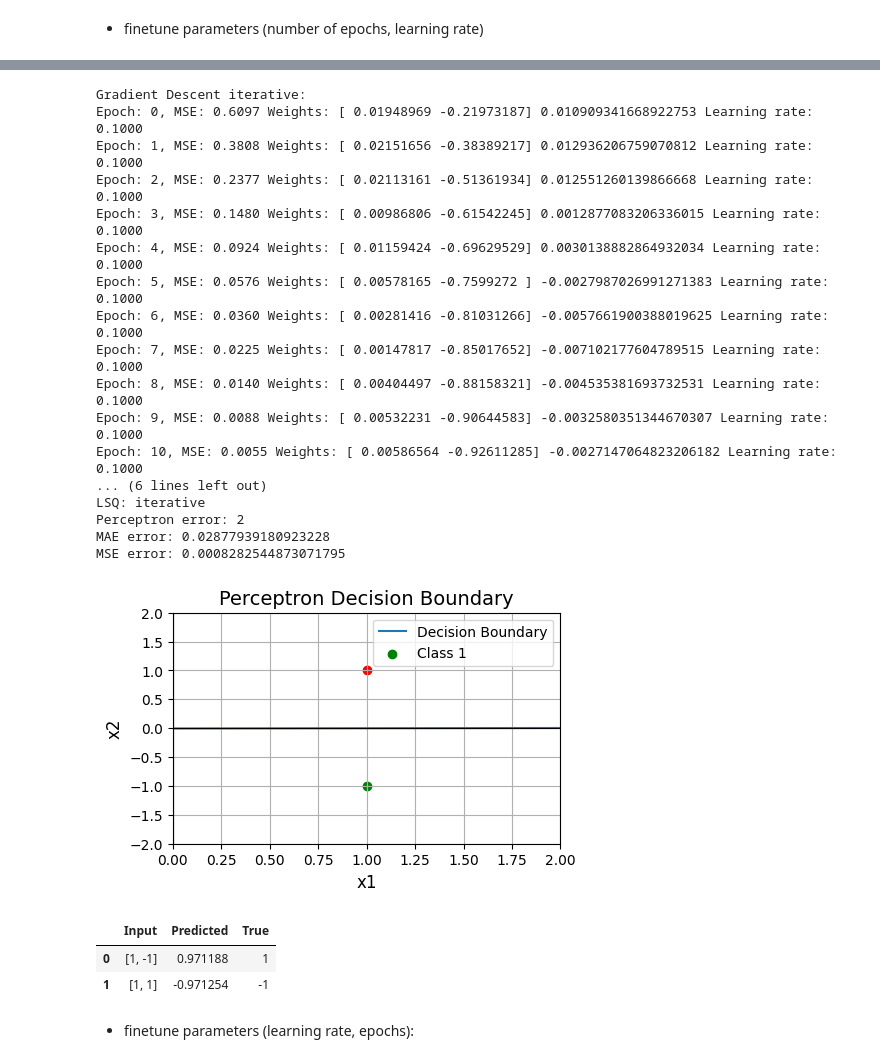
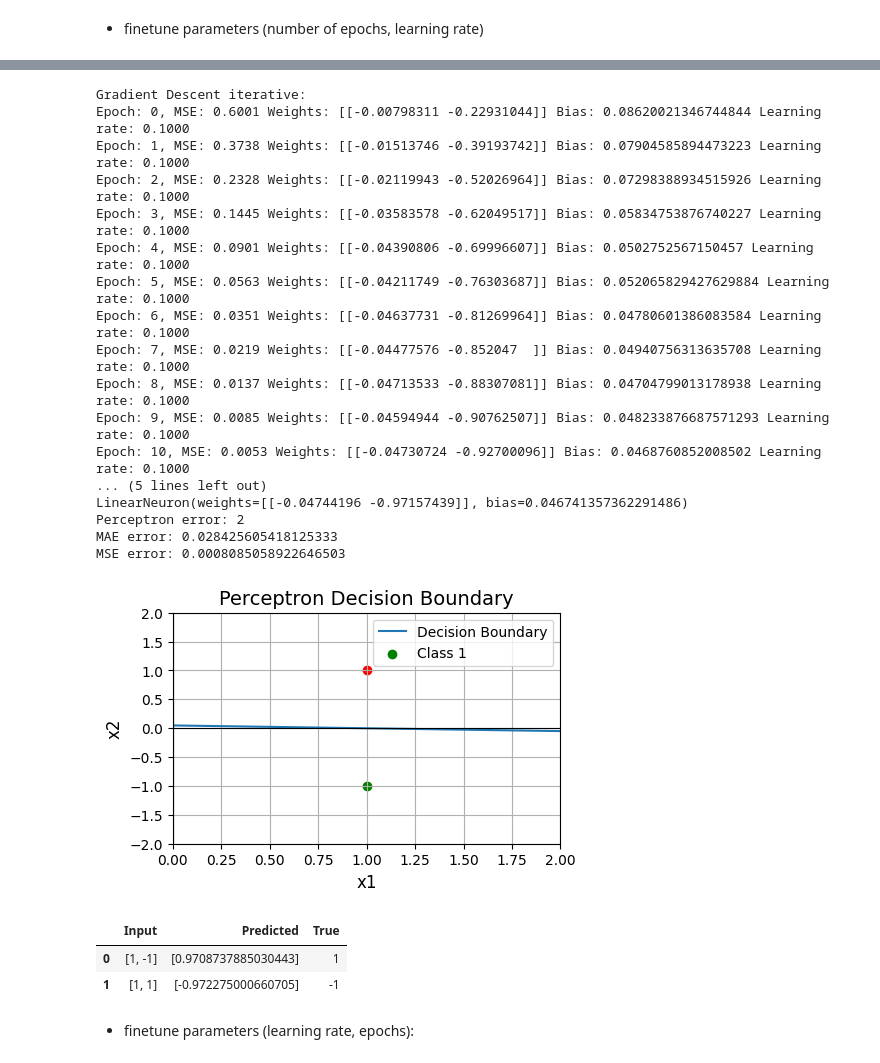
Before and after one commit to reitezuz/18NES1-2025-, a Jupyter notebook: week3/linear_neuron.ipynb, the cells around one changed output, grey strips where cells are left out. Saved outputs shown, nothing was run; the diff lists cells and outputs as text; code cells hidden in the pictures.

```diff
--- a/week3/linear_neuron.ipynb
+++ b/week3/linear_neuron.ipynb
@@ -254,12 +363,11 @@ true_outputs = np.array([1, -1])
 #variant = "pseudoinverse"
 variant = "tichonov"
 
-# Perceptron parameters:
-weights = [0, 0]
-bias = 0
+# Linear Neuron parameters:
+init_method = 'random'
 
 # Train the linear neuron:
-perceptron = LinearNeuron(weights, bias)
+perceptron = LinearNeuron(inputs.shape[1], init_method)
 if variant == "library":
     perceptron.LSQ(inputs, true_outputs)
 elif variant == "pseudoinverse":
@@ -271,7 +379,6 @@ elif variant == "tichonov":
 print(perceptron)
 print("LSQ:", variant)
 real_outputs = perceptron.forward(inputs) # forward for the whole dataset
-error = perceptron_error(true_outputs, real_outputs)
 print(f"Perceptron error: {perceptron_error(true_outputs, real_outputs)}")
 print(f"SSE error: {SSE_error(true_outputs, real_outputs)}")
 print(f"MSE error: {MSE_error(true_outputs, real_outputs)}")
@@ -300,0 +617,16 @@ MAE error: 0.33333333333333337
+# %%
+def generate_regression_data_2D(A=2, B=3, C=-4, std_noise=0.3, number_of_samples=100):
+    # y = A x1 + B x2 + C + noise
+
+    # Generate x1 and x2 from a uniform distribution (more variation than linspace)
+    x1 = np.random.uniform(-1, 1, number_of_samples).reshape(-1, 1)
+    x2 = np.random.uniform(-1, 1, number_of_samples).reshape(-1, 1)
+    x2 = x2[np.random.permutation(number_of_samples)]  # Randomly shuffle x2
+    inputs = np.hstack([x1, x2])
+
+    # Define true function with noise
+    noise = np.random.normal(0, std_noise, size=x1.shape)  # Gaussian noise
+    true_outputs = A*x1 + B*x2 + C + noise
+    return inputs, true_outputs
+
+inputs, true_outputs = generate_regression_data_2D()
@@ -745,24 +780,22 @@ def run_example_multiple_times(experiment_results, inputs, true_outputs, epochs,
 # %%
 # Example 1 from the presentation:
-# Data:
+# Data and parameters:
 inputs = np.array([[-1, -1], [-1, 1], [1, -1], [1, 1]])
 true_outputs = np.array([1, 1, 1, -1])
+
 print_progress = True
-learning_rate = 0.1
+learning_rate = 0.03
+init_method = 'random'
 adaptive_learning_rate = False
 min_error = 0.0001
 epochs = 15
 
-# Perceptron parameters:
-weights = np.random.randn(inputs.shape[1]) * 0.01
-bias = float(np.random.randn() * 0.01)
 # Train the linear neuron:
-perceptron = LinearNeuron(weights, bias)
+perceptron = LinearNeuron(inputs.shape[1], init_method)
 perceptron.gradient_descent_iterative(inputs, true_outputs, learning_rate, epochs, adaptive_learning_rate, min_error, print_progress)
 
 # Print summary:
 print(perceptron)
-print("LSQ:", variant)
 real_outputs = perceptron.forward(inputs) # forward for the whole dataset
 error = perceptron_error(true_outputs, real_outputs)
 print(f"Perceptron error: {error}")
@@ -851,57 +885,54 @@ Experiment Results:
 inputs = np.array([[1, -1], [1, 1]])
 true_outputs = np.array([1, -1])
 print_progress = True
 learning_rate = 0.1
+init_method = 'random'
 adaptive_learning_rate = False
 min_error = 0.0001
 epochs = 15
 
-# Perceptron parameters:
-weights = np.random.randn(inputs.shape[1]) * 0.01
-bias = float(np.random.randn() * 0.01)
 # Train the linear neuron:
-perceptron = LinearNeuron(weights, bias)
+perceptron = LinearNeuron(inputs.shape[1], init_method)
 perceptron.gradient_descent_iterative(inputs, true_outputs, learning_rate, epochs, adaptive_learning_rate, min_error, print_progress)
 
 # Print summary:
 print(perceptron)
-print("LSQ:", variant)
 real_outputs = perceptron.forward(inputs) # forward for the whole dataset
 error = perceptron_error(true_outputs, real_outputs)
 print(f"Perceptron error: {error}")
 print(f"MAE error: {MAE_error(true_outputs, real_outputs)}")
 print(f"MSE error: {MSE_error(true_outputs, real_outputs)}")
 plot_decision_boundary_2D(perceptron, inputs, true_outputs)
 
 # Create a pandas DataFrame for a nice table
 import pandas as pd
 df = pd.DataFrame(columns=['Input', 'Predicted', 'True'])
 for inputs, label in zip(inputs, true_outputs):
     df.loc[len(df)] = {'Input': inputs, 'Predicted': perceptron.forward(inputs), 'True': label}
 
 df
 # %% [output]
 Gradient Descent iterative:
-Epoch: 0, MSE: 0.6097 Weights: [ 0.01948969 -0.21973187] 0.010909341668922753 Learning rate: 0.1000
-Epoch: 1, MSE: 0.3808 Weights: [ 0.02151656 -0.38389217] 0.012936206759070812 Learning rate: 0.1000
-Epoch: 2, MSE: 0.2377 Weights: [ 0.02113161 -0.51361934] 0.012551260139866668 Learning rate: 0.1000
-Epoch: 3, MSE: 0.1480 Weights: [ 0.00986806 -0.61542245] 0.0012877083206336015 Learning rate: 0.1000
-Epoch: 4, MSE: 0.0924 Weights: [ 0.01159424 -0.69629529] 0.0030138882864932034 Learning rate: 0.1000
-Epoch: 5, MSE: 0.0576 Weights: [ 0.00578165 -0.7599272 ] -0.0027987026991271383 Learning rate: 0.1000
-Epoch: 6, MSE: 0.0360 Weights: [ 0.00281416 -0.81031266] -0.0057661900388019625 Learning rate: 0.1000
-Epoch: 7, MSE: 0.0225 Weights: [ 0.00147817 -0.85017652] -0.007102177604789515 Learning rate: 0.1000
-Epoch: 8, MSE: 0.0140 Weights: [ 0.00404497 -0.88158321] -0.004535381693732531 Learning rate: 0.1000
-Epoch: 9, MSE: 0.0088 Weights: [ 0.00532231 -0.90644583] -0.0032580351344670307 Learning rate: 0.1000
-Epoch: 10, MSE: 0.0055 Weights: [ 0.00586564 -0.92611285] -0.0027147064823206182 Learning rate: 0.1000
-... (6 lines left out)
-LSQ: iterative
+Epoch: 0, MSE: 0.6001 Weights: [[-0.00798311 -0.22931044]] Bias: 0.08620021346744844 Learning rate: 0.1000
+Epoch: 1, MSE: 0.3738 Weights: [[-0.01513746 -0.39193742]] Bias: 0.07904585894473223 Learning rate: 0.1000
+Epoch: 2, MSE: 0.2328 Weights: [[-0.02119943 -0.52026964]] Bias: 0.07298388934515926 Learning rate: 0.1000
+Epoch: 3, MSE: 0.1445 Weights: [[-0.03583578 -0.62049517]] Bias: 0.05834753876740227 Learning rate: 0.1000
+Epoch: 4, MSE: 0.0901 Weights: [[-0.04390806 -0.69996607]] Bias: 0.0502752567150457 Learning rate: 0.1000
+Epoch: 5, MSE: 0.0563 Weights: [[-0.04211749 -0.76303687]] Bias: 0.052065829427629884 Learning rate: 0.1000
+Epoch: 6, MSE: 0.0351 Weights: [[-0.04637731 -0.81269964]] Bias: 0.04780601386083584 Learning rate: 0.1000
+Epoch: 7, MSE: 0.0219 Weights: [[-0.04477576 -0.852047  ]] Bias: 0.04940756313635708 Learning rate: 0.1000
+Epoch: 8, MSE: 0.0137 Weights: [[-0.04713533 -0.88307081]] Bias: 0.04704799013178938 Learning rate: 0.1000
+Epoch: 9, MSE: 0.0085 Weights: [[-0.04594944 -0.90762507]] Bias: 0.048233876687571293 Learning rate: 0.1000
+Epoch: 10, MSE: 0.0053 Weights: [[-0.04730724 -0.92700096]] Bias: 0.0468760852008502 Learning rate: 0.1000
+... (5 lines left out)
+LinearNeuron(weights=[[-0.04744196 -0.97157439]], bias=0.046741357362291486)
 Perceptron error: 2
-MAE error: 0.02877939180923228
-MSE error: 0.0008282544873071795
+MAE error: 0.028425605418125333
+MSE error: 0.0008085058922646503
-[figure, old version]
+[figure, new version]
 |  | Input | Predicted | True |
-| 0 | [1, -1] | 0.971188 | 1 |
-| 1 | [1, 1] | -0.971254 | -1 |
+| 0 | [1, -1] | [0.9708737885030443] | 1 |
+| 1 | [1, 1] | [-0.972275000660705] | -1 |
 # %% [markdown]
 - finetune parameters (learning rate, epochs):
 # %%
```
Also changed, not shown: parts of 55 cells of this notebook.
